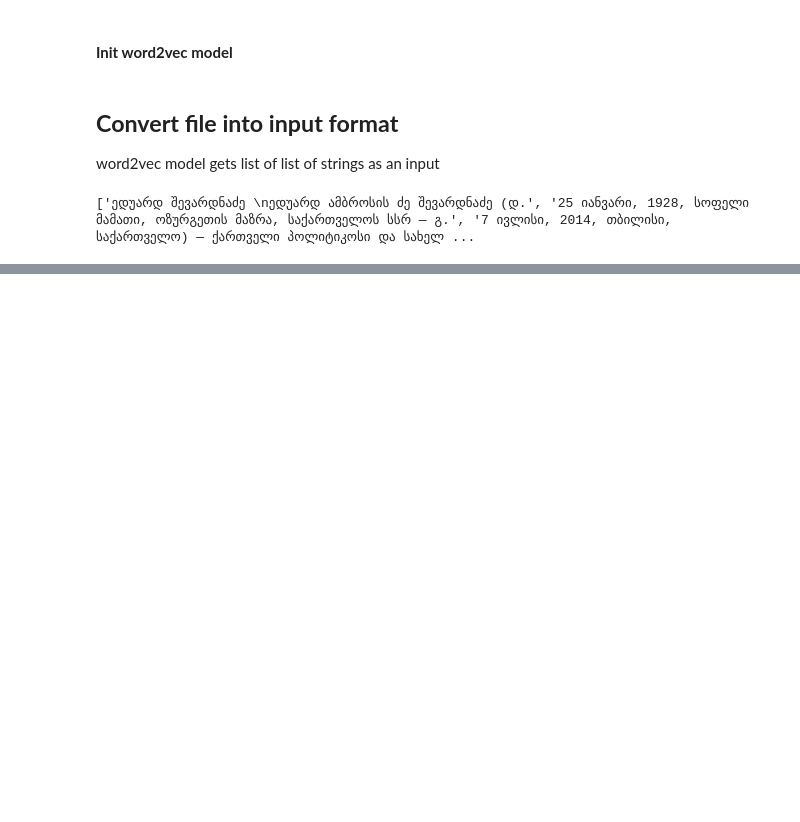
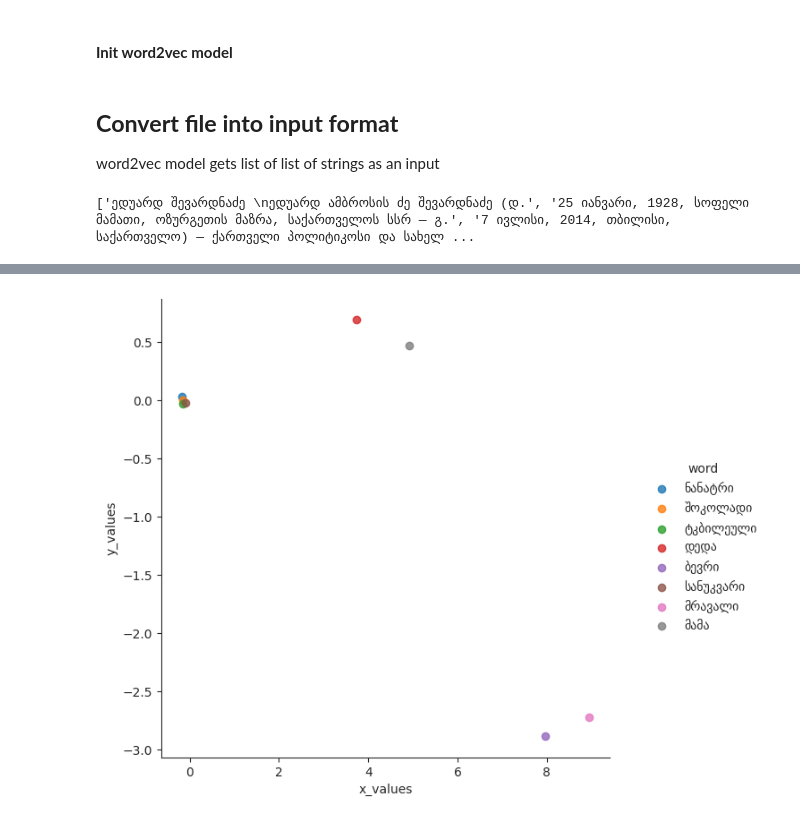
Before and after one commit to akakh18/NLP-Final-Project, a Jupyter notebook: notebooks/play_test.ipynb, the cells around one changed output, grey strips where cells are left out. Saved outputs shown, nothing was run; the diff lists cells and outputs as text; code cells hidden in the pictures; blank space fills up the shorter version.

```diff
--- a/notebooks/play_test.ipynb
+++ b/notebooks/play_test.ipynb
@@ -46,0 +41,2 @@ Model created!
+# %%
+word2vec_model = GeorgianWord2VecModel(load=True)
@@ -47,2 +46,2 @@ Model created!
 # %%
-geo_model.train("../data/data2.txt")
+word2vec_model.train("../data/data_115000.txt")
@@ -71 +67,28 @@ array([ 8.1643676e-03, -4.4591543e-03, -1.0444396e-03,  1.0534358e-03,
       dtype=float32)
+# %%
+model = word2vec_model.get_model()
+
+
+def get_df_from_model(model: Word2Vec) -> pd.DataFrame:
+    vectors = model.wv.vectors
+    words = model.wv.index_to_key
+    pca = PCA(n_components=2)
+    pca_result = pca.fit_transform(vectors)
+
+    words = pd.DataFrame(words)
+    pca_result = pd.DataFrame(pca_result)
+    pca_result['x_values'] = pca_result.iloc[0:, 0]
+    pca_result['y_values'] = pca_result.iloc[0:, 1]
+    pca_final = pd.merge(words, pca_result, left_index=True, right_index=True)
+    pca_final['word'] = pca_final.iloc[0:, 0]
+    result = pca_final[['word', 'x_values', 'y_values']]
+
+    result = result.sample(frac=1)
+    result = result.loc[
+        result['word'].isin(["ბევრი", "მრავალი", "მამა", "დედა", "შოკოლადი", "სანუკვარი", "ნანატრი", "ტკბილეული"])]
+    return result.head(9)
+
+
+pca_data = get_df_from_model(model)
+
+pca_data
@@ -71,0 +105,14 @@ array([ 8.1643676e-03, -4.4591543e-03, -1.0444396e-03,  1.0534358e-03,
+# %%
+sns.set_style('ticks')
+
+fig = sns.lmplot(x='x_values', y='y_values',
+                 data=pca_data,
+                 fit_reg=False,
+                 legend=True,
+                 hue='word')
+
+fig = plt.gcf()
+fig.set_size_inches(8, 6)
+plt.show()
+# %% [output]
+[figure, added]
```
Also changed, not shown: parts of 14 cells of this notebook, 7 other files.
